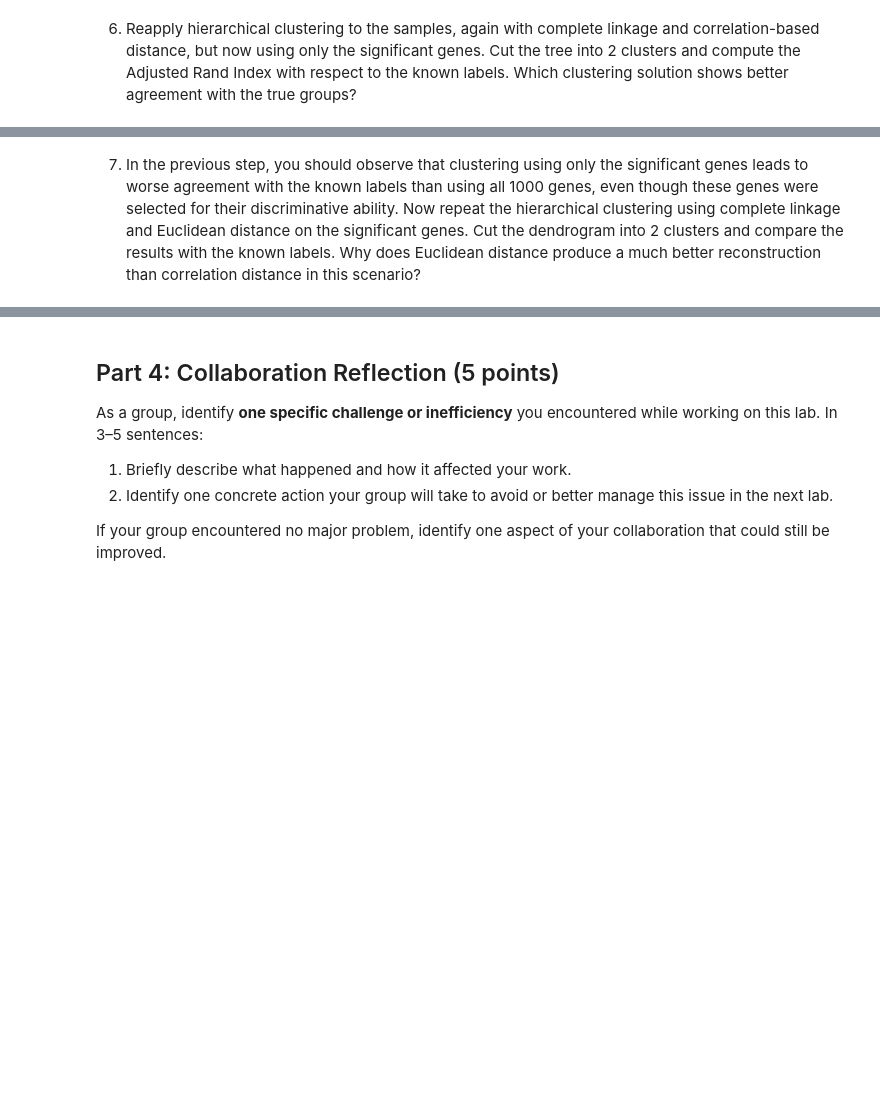
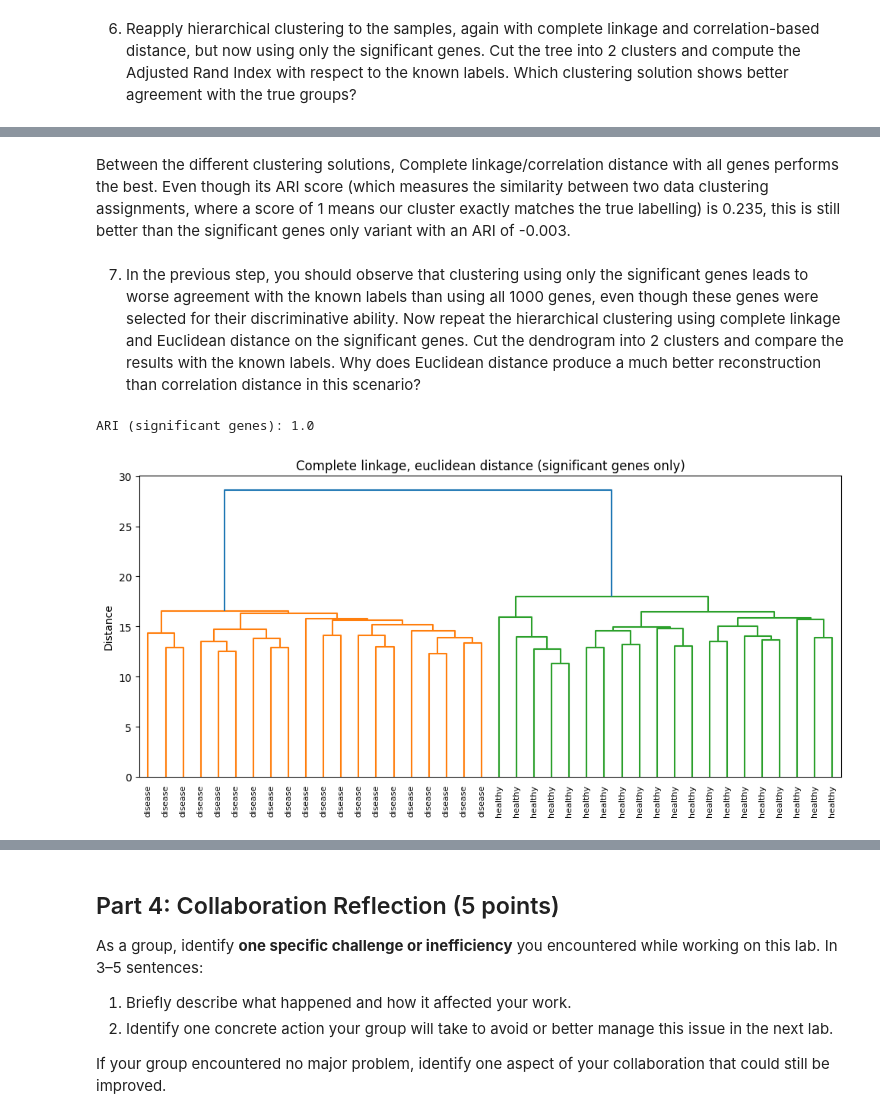
Before and after one commit to natalie-s11/ds4021_lab8, a Jupyter notebook: 08-clustering-real-data.ipynb, the cells around one changed output, grey strips where cells are left out. Drawn from its saved outputs; the diff is of its cells as text; code cells hidden in the pictures; blank space fills up the shorter version.

```diff
--- a/08-clustering-real-data.ipynb
+++ b/08-clustering-real-data.ipynb
@@ -424,2 +490,25 @@ ANSWER HERE!!
+# %% [markdown]
+Between the different clustering solutions, Complete linkage/correlation distance with all genes performs the best. Even though its ARI score (which measures the similarity between two data clustering assignments, where a score of 1 means our cluster exactly matches the true labelling) is 0.235, this is still better than the significant genes only variant with an ARI of -0.003.
 # %% [markdown]
 7. In the previous step, you should observe that clustering using only the significant genes leads to worse agreement with the known labels than using all 1000 genes, even though these genes were selected for their discriminative ability. Now repeat the hierarchical clustering using complete linkage and Euclidean distance on the significant genes. Cut the dendrogram into 2 clusters and compare the results with the known labels. Why does Euclidean distance produce a much better reconstruction than correlation distance in this scenario?
+# %%
+# euclidean-based distances + complete linkage
+dist_sig = pdist(X_sig.values, metric="euclidean")
+Z_sig = linkage(dist_sig, method="complete")
+
+# Cut into 2 clusters and compare with the known labels
+labels_sig = fcluster(Z_sig, t=2, criterion="maxclust")
+
+# ARI
+print("ARI (significant genes):", adjusted_rand_score(y, labels_sig))
+
+# dendrogram (to compare visually w/ before)
+plt.figure(figsize=(10, 5))
+dendrogram(Z_sig, labels=y, leaf_rotation=90, leaf_font_size=8)
+plt.title("Complete linkage, euclidean distance (significant genes only)")
+plt.ylabel("Distance")
+plt.tight_layout()
+plt.show()
+# %% [output]
+ARI (significant genes): 1.0
+[figure, added]
```
Also changed, not shown: parts of 6 cells of this notebook.
